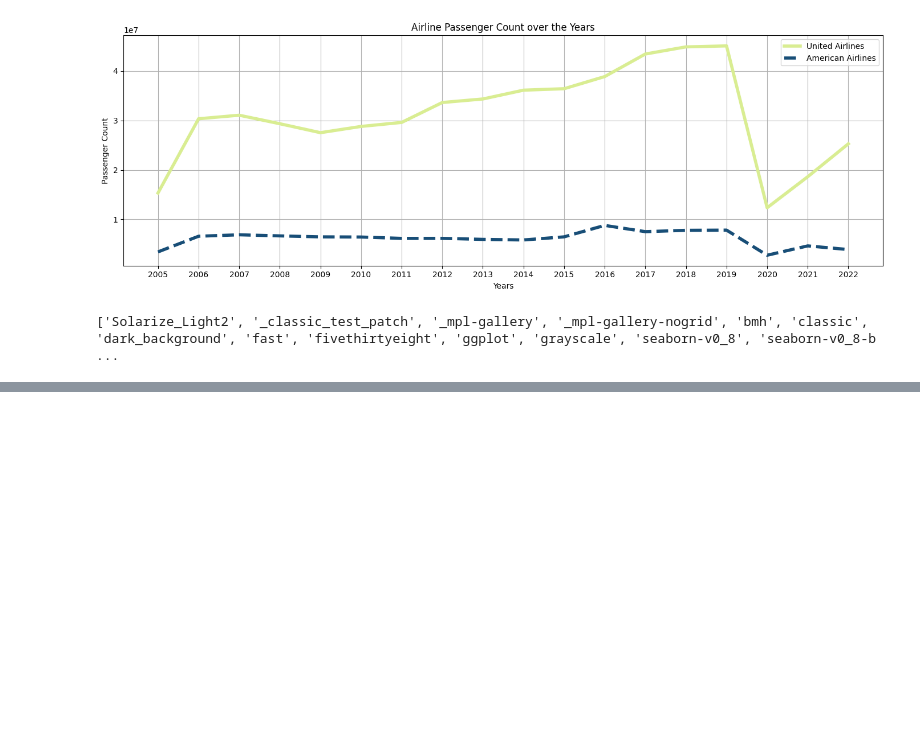
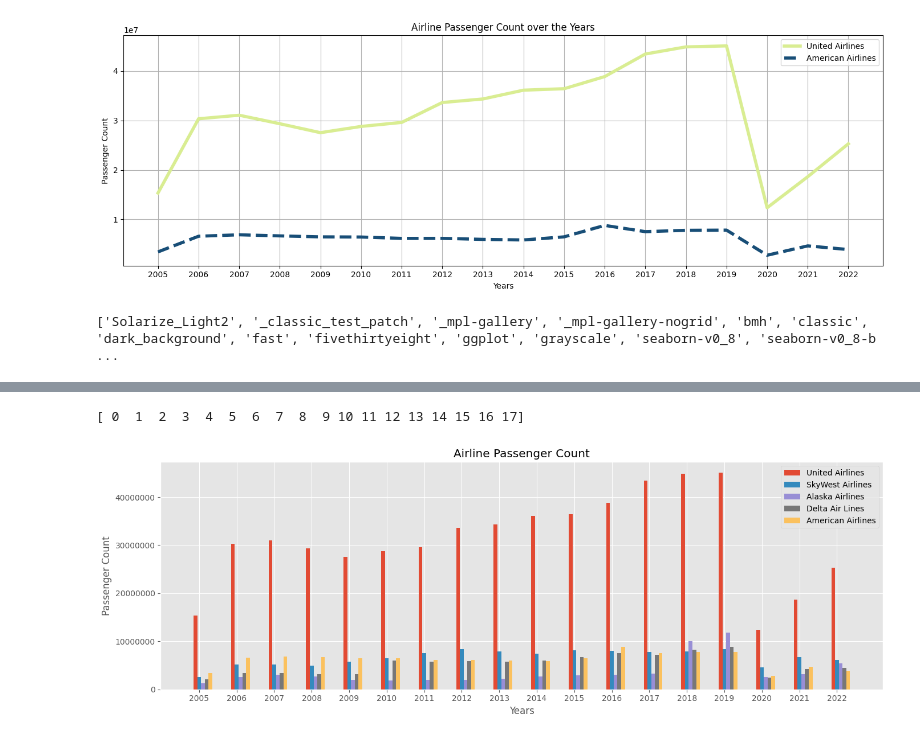
Before and after one commit to atifiu/matplotlib_practice, a Jupyter notebook: Matplotlib_Training1.ipynb, the cells around one changed output, grey strips where cells are left out. Cells and saved outputs as stored; diff of their text form; code cells hidden in the pictures; blank space fills up the shorter version.

```diff
--- a/Matplotlib_Training1.ipynb
+++ b/Matplotlib_Training1.ipynb
@@ -181,0 +236,48 @@ findfont: Font family 'Comic Neue' not found.
+# %%
+# Now instead of hardcoding the columns we will loop over it and change the width of bar accordingly
+
+import numpy as np
+
+plt.figure(figsize=(14,5)) # to Increase the size of plot and make it bigger
+
+# Get range of X axis
+indexes_x = np.arange(len(df_summary[df_summary['Operating Airline']=='United Airlines']['Year']))
+print(indexes_x)
+
+
+#print(indexes_x)
+width = 0.10 #define width of bars and this needs to adjusted according to number of bars
+
+plt.xticks(ticks=indexes_x, labels=df_summary[df_summary['Operating Airline']=='United Airlines']['Year']) # to set the xticks correctly as year
+
+airlines = ['United Airlines', 'SkyWest Airlines', 'Alaska Airlines', 'Delta Air Lines','American Airlines',]
+indexes_x = indexes_x - width
+for airline in airlines:
+
+
+    plt.bar(indexes_x, \
+                df_summary[df_summary['Operating Airline']==airline]['Passenger_Count'],\
+                    label = airline, width = width)
+    indexes_x += width
+
+
+
+
+plt.title("Airline Passenger Count")
+plt.xlabel("Years")
+plt.ylabel("Passenger Count")
+
+plt.legend()
+plt.tight_layout()
+#plt.grid('True')
+plt.style.use('ggplot')
+
+plt.ticklabel_format(axis = 'y', style = 'plain') # to disable scientific notation
+plt.tight_layout()
+# plt.xkcd()
+plt.savefig("San_Francisco_Passenger_count_ggplot_bar.png")
+
+_ = plt.show()
+# %% [output]
+[ 0  1  2  3  4  5  6  7  8  9 10 11 12 13 14 15 16 17]
+[figure, added]
```
Also changed, not shown: parts of 6 cells of this notebook, 3 other files.
